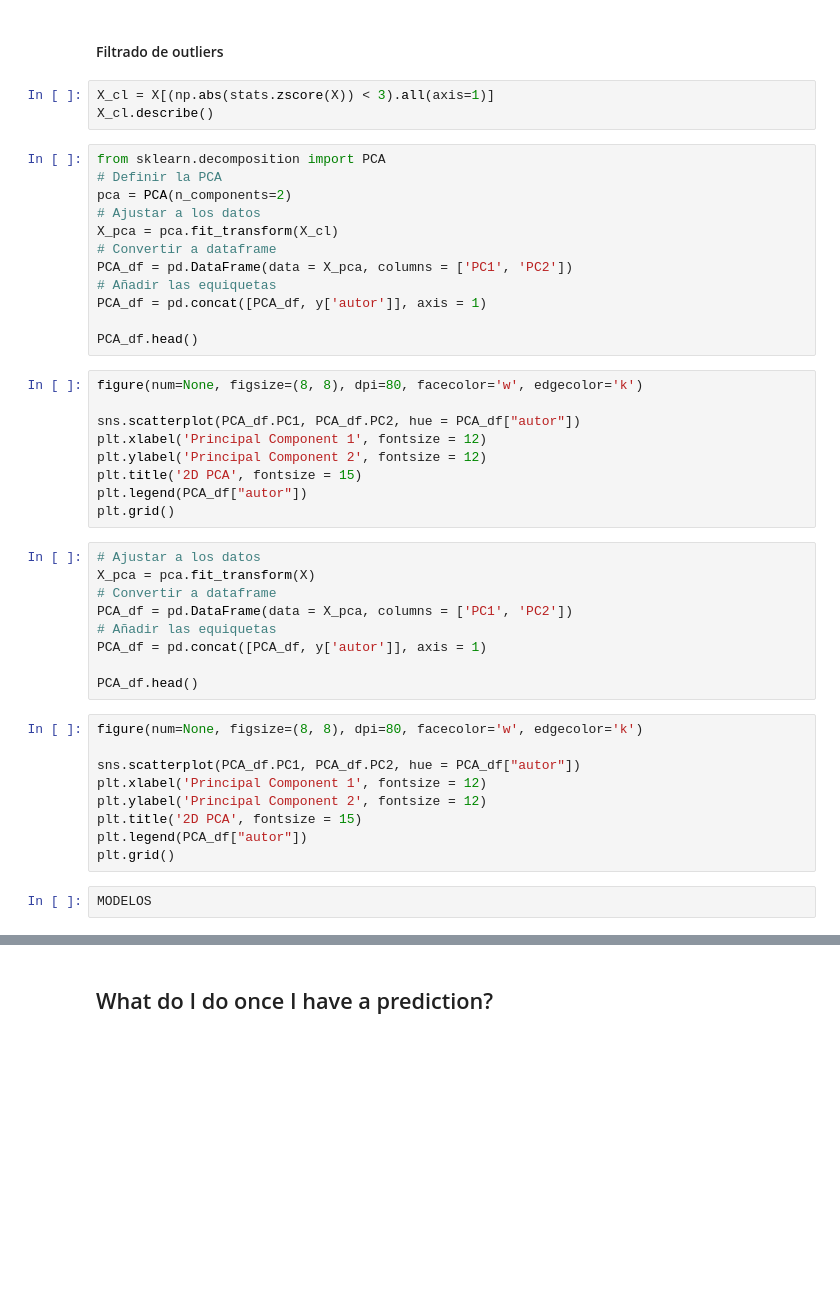
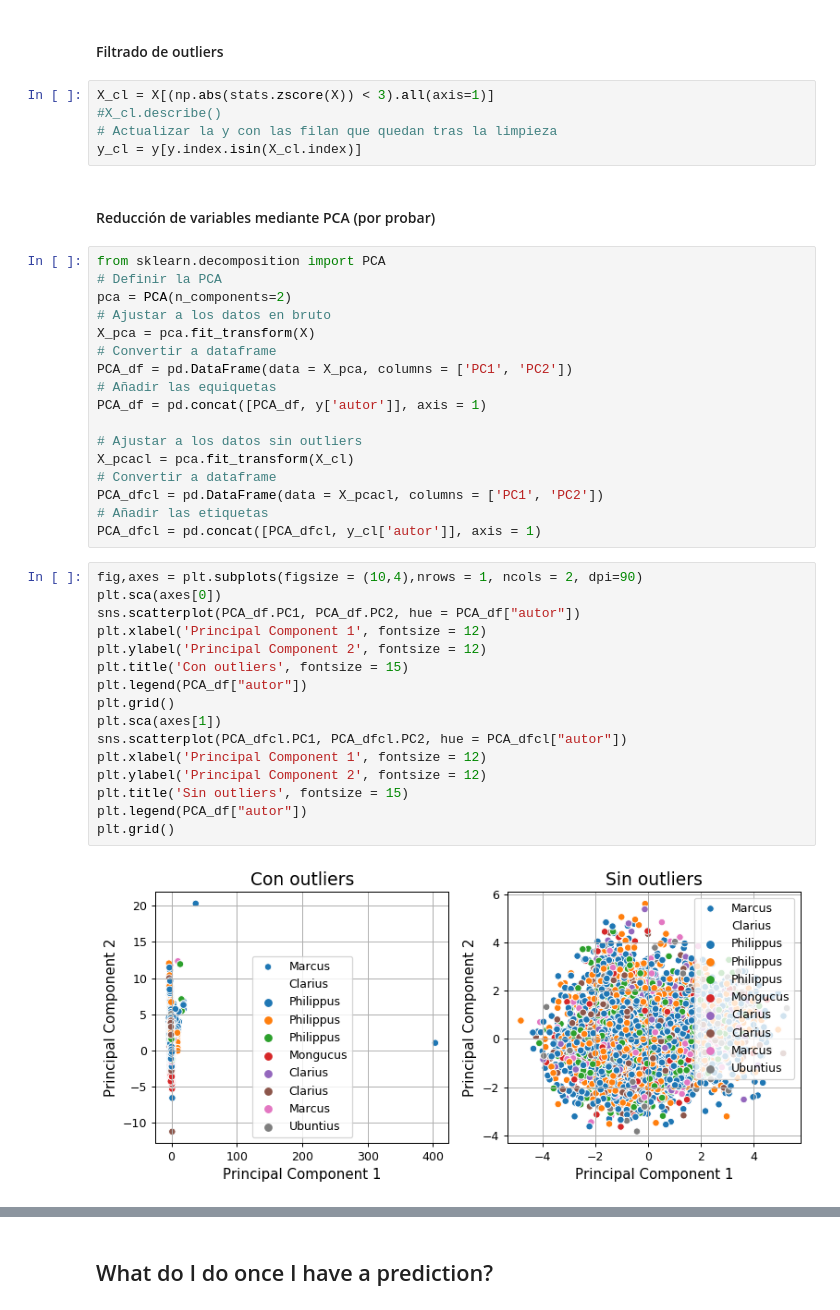
Before and after one commit to Clapiniella/lab-avila-bible, a Jupyter notebook: your-code/main.ipynb, the cells around one changed output, grey strips where cells are left out. Saved outputs shown, nothing was run; the diff lists cells and outputs as text; blank space fills up the shorter version.

```diff
--- a/your-code/main.ipynb
+++ b/your-code/main.ipynb
@@ -136,45 +155,43 @@ X.describe()
 #### Filtrado de outliers
 # %%
 X_cl = X[(np.abs(stats.zscore(X)) < 3).all(axis=1)]
-X_cl.describe()
+#X_cl.describe()
+# Actualizar la y con las filan que quedan tras la limpieza
+y_cl = y[y.index.isin(X_cl.index)]
+# %% [markdown]
+#### Reducción de variables mediante PCA (por probar)
 # %%
 from sklearn.decomposition import PCA
 # Definir la PCA
 pca = PCA(n_components=2)
-# Ajustar a los datos
-X_pca = pca.fit_transform(X_cl)
+# Ajustar a los datos en bruto
+X_pca = pca.fit_transform(X)
 # Convertir a dataframe
 PCA_df = pd.DataFrame(data = X_pca, columns = ['PC1', 'PC2'])
 # Añadir las equiquetas
 PCA_df = pd.concat([PCA_df, y['autor']], axis = 1)
 
-PCA_df.head()
+# Ajustar a los datos sin outliers
+X_pcacl = pca.fit_transform(X_cl)
+# Convertir a dataframe
+PCA_dfcl = pd.DataFrame(data = X_pcacl, columns = ['PC1', 'PC2'])
+# Añadir las etiquetas
+PCA_dfcl = pd.concat([PCA_dfcl, y_cl['autor']], axis = 1)
 # %%
-figure(num=None, figsize=(8, 8), dpi=80, facecolor='w', edgecolor='k')
-
+fig,axes = plt.subplots(figsize = (10,4),nrows = 1, ncols = 2, dpi=90)
+plt.sca(axes[0])
 sns.scatterplot(PCA_df.PC1, PCA_df.PC2, hue = PCA_df["autor"])
 plt.xlabel('Principal Component 1', fontsize = 12)
 plt.ylabel('Principal Component 2', fontsize = 12)
-plt.title('2D PCA', fontsize = 15)
+plt.title('Con outliers', fontsize = 15)
 plt.legend(PCA_df["autor"])
 plt.grid()
+plt.sca(axes[1])
+sns.scatterplot(PCA_dfcl.PC1, PCA_dfcl.PC2, hue = PCA_dfcl["autor"])
+plt.xlabel('Principal Component 1', fontsize = 12)
+plt.ylabel('Principal Component 2', fontsize = 12)
+plt.title('Sin outliers', fontsize = 15)
+plt.legend(PCA_df["autor"])
+plt.grid()
+# %% [output]
+[figure, added]
-# %%
-# Ajustar a los datos
-X_pca = pca.fit_transform(X)
-# Convertir a dataframe
-PCA_df = pd.DataFrame(data = X_pca, columns = ['PC1', 'PC2'])
-# Añadir las equiquetas
-PCA_df = pd.concat([PCA_df, y['autor']], axis = 1)
-
-PCA_df.head()
-# %%
-figure(num=None, figsize=(8, 8), dpi=80, facecolor='w', edgecolor='k')
-
-sns.scatterplot(PCA_df.PC1, PCA_df.PC2, hue = PCA_df["autor"])
-plt.xlabel('Principal Component 1', fontsize = 12)
-plt.ylabel('Principal Component 2', fontsize = 12)
-plt.title('2D PCA', fontsize = 15)
-plt.legend(PCA_df["autor"])
-plt.grid()
-# %%
-MODELOS
```
Also changed, not shown: parts of 39 cells of this notebook.
